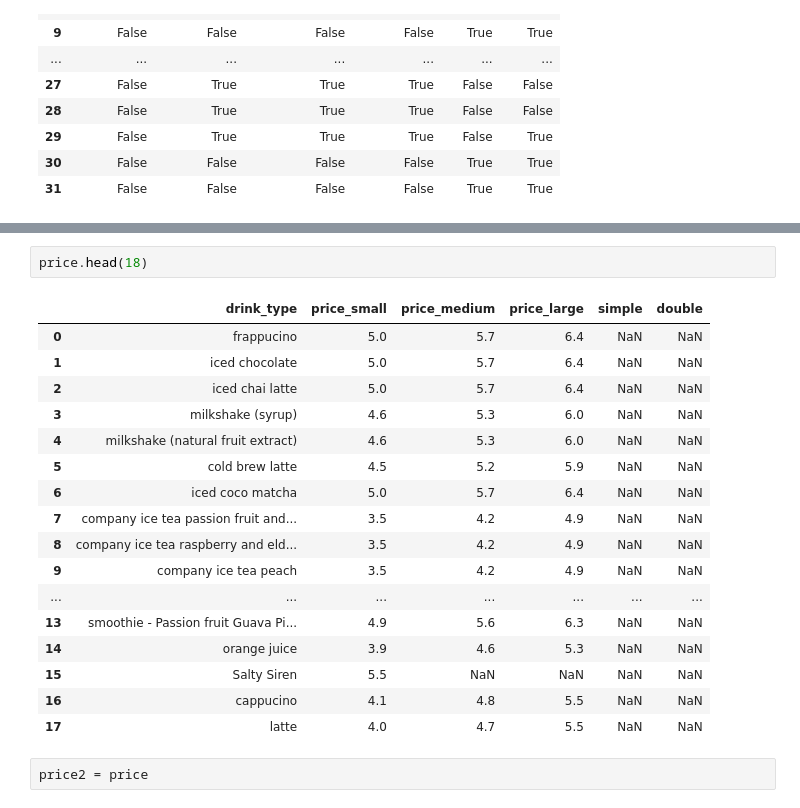
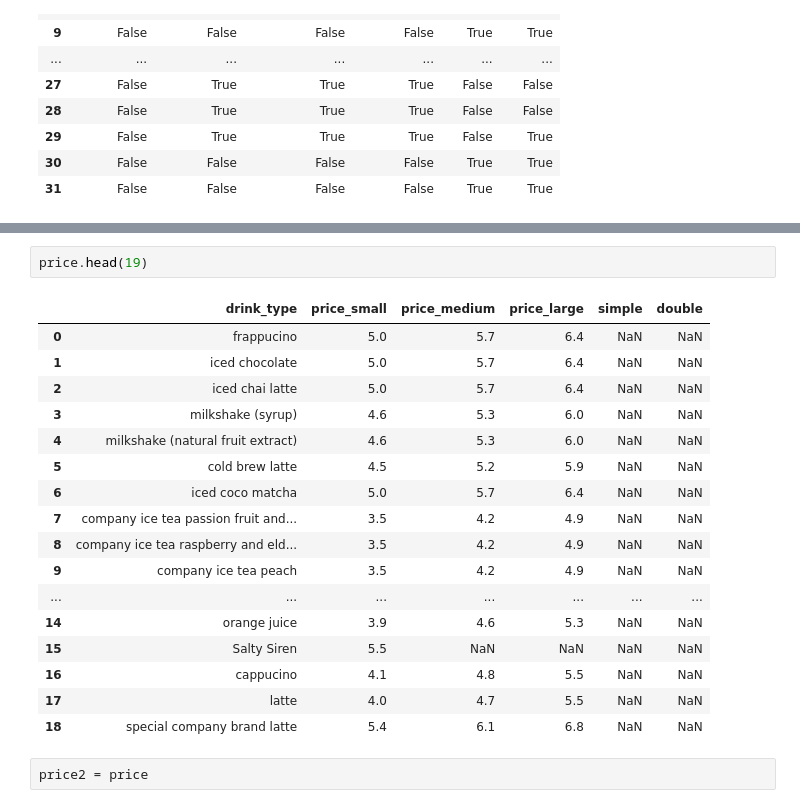
Before and after one commit to Luna-Agora/coffee, a Jupyter notebook: Notebooks/coffee notebook.ipynb, the cells around one changed output, grey strips where cells are left out. Cells and saved outputs as stored; diff of their text form.

```diff
--- a/Notebooks/coffee notebook.ipynb
+++ b/Notebooks/coffee notebook.ipynb
@@ -84,25 +84,25 @@ price.last
 30           3.6          4.3     NaN     NaN
 31           3.4          3.8     NaN     NaN  >
 # %%
-price.head(18)
+price.head(19)
 # %% [output]
 |  | drink_type | price_small | price_medium | price_large | simple | double |
 | 0 | frappucino | 5.0 | 5.7 | 6.4 | NaN | NaN |
 | 1 | iced chocolate | 5.0 | 5.7 | 6.4 | NaN | NaN |
 | 2 | iced chai latte | 5.0 | 5.7 | 6.4 | NaN | NaN |
 | 3 | milkshake (syrup) | 4.6 | 5.3 | 6.0 | NaN | NaN |
 | 4 | milkshake (natural fruit extract) | 4.6 | 5.3 | 6.0 | NaN | NaN |
 | 5 | cold brew latte | 4.5 | 5.2 | 5.9 | NaN | NaN |
 | 6 | iced coco matcha | 5.0 | 5.7 | 6.4 | NaN | NaN |
 | 7 | company ice tea passion fruit and... | 3.5 | 4.2 | 4.9 | NaN | NaN |
 | 8 | company ice tea raspberry and eld... | 3.5 | 4.2 | 4.9 | NaN | NaN |
 | 9 | company ice tea peach | 3.5 | 4.2 | 4.9 | NaN | NaN |
 | ... | ... | ... | ... | ... | ... | ... |
-| 13 | smoothie - Passion fruit Guava Pi... | 4.9 | 5.6 | 6.3 | NaN | NaN |
 | 14 | orange juice | 3.9 | 4.6 | 5.3 | NaN | NaN |
 | 15 | Salty Siren | 5.5 | NaN | NaN | NaN | NaN |
 | 16 | cappucino | 4.1 | 4.8 | 5.5 | NaN | NaN |
 | 17 | latte | 4.0 | 4.7 | 5.5 | NaN | NaN |
+| 18 | special company brand latte | 5.4 | 6.1 | 6.8 | NaN | NaN |
 # %%
 price2 = price
 # %%
```
